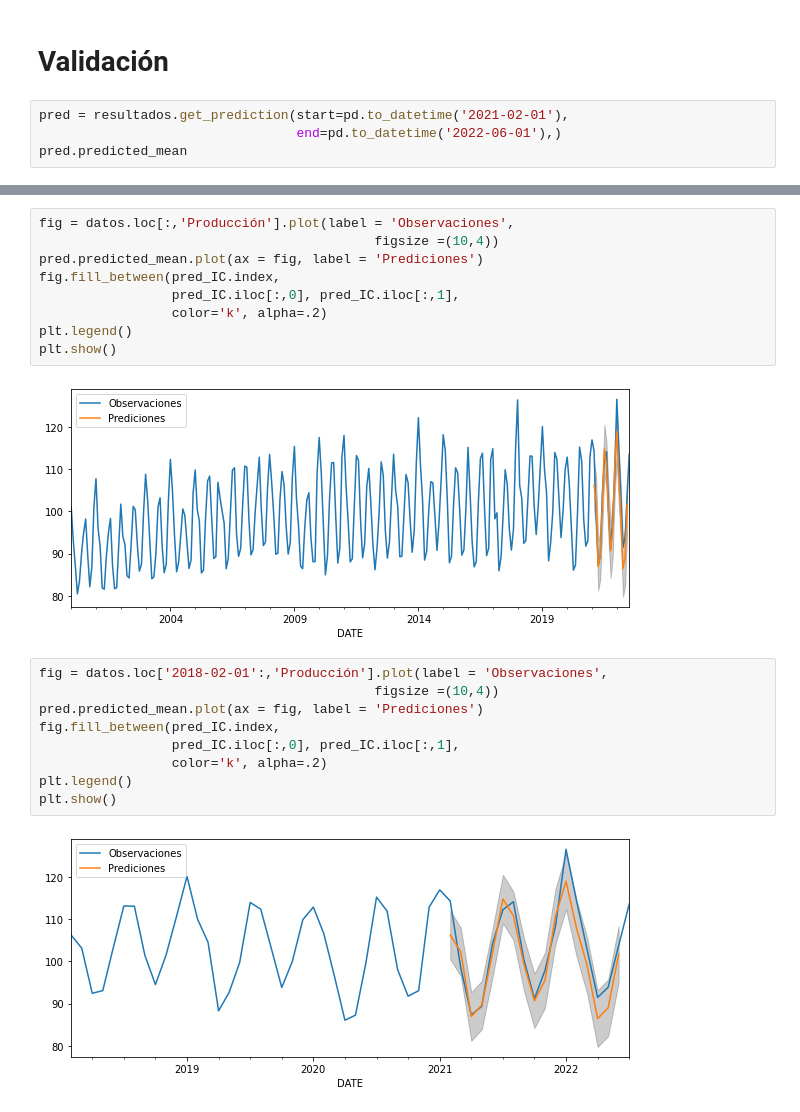
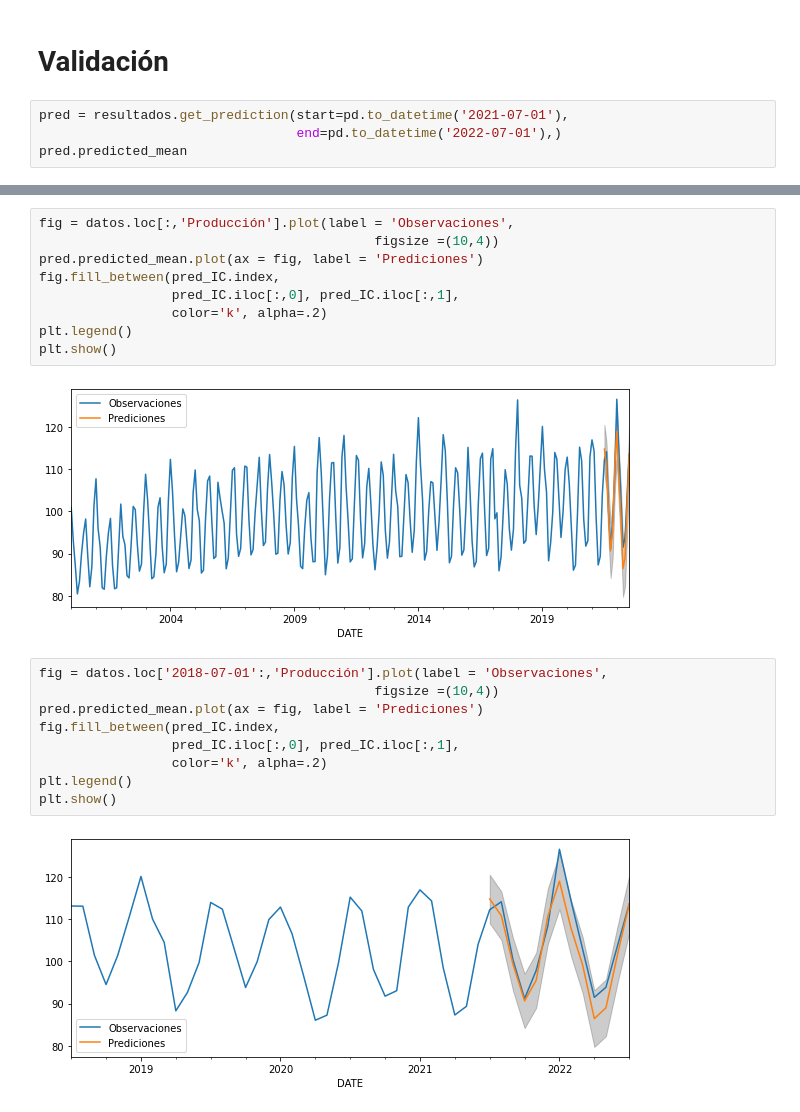
Before and after one commit to AnIsAsPe/Prediccion-produccion-electricidad, a Jupyter notebook: notebooks/Predicción_producción_electricidad.ipynb, the cells around one changed output, grey strips where cells are left out. Cells and saved outputs as stored; diff of their text form.

```diff
--- a/notebooks/Predicción_producción_electricidad.ipynb
+++ b/notebooks/Predicción_producción_electricidad.ipynb
@@ -339,7 +349,7 @@ plot_pacf(resultados.resid, lags=10)
 # %% [markdown]
 # Validación
 # %%
-pred = resultados.get_prediction(start=pd.to_datetime('2021-02-01'),
-                                 end=pd.to_datetime('2022-06-01'),)
+pred = resultados.get_prediction(start=pd.to_datetime('2021-07-01'),
+                                 end=pd.to_datetime('2022-07-01'),)
 pred.predicted_mean
 # %% [output]
@@ -394,17 +396,17 @@ fig.fill_between(pred_IC.index,
 plt.legend()
 plt.show()
 # %% [output]
-[figure, old version]
+[figure, new version]
 # %%
-fig = datos.loc['2018-02-01':,'Producción'].plot(label = 'Observaciones',
+fig = datos.loc['2018-07-01':,'Producción'].plot(label = 'Observaciones',
                                            figsize =(10,4))
 pred.predicted_mean.plot(ax = fig, label = 'Prediciones')
 fig.fill_between(pred_IC.index,
                  pred_IC.iloc[:,0], pred_IC.iloc[:,1],
                  color='k', alpha=.2)
 plt.legend()
 plt.show()
 # %% [output]
-[figure, old version]
+[figure, new version]
 # %%
 y_pred  = pred.predicted_mean
```
Also changed, not shown: parts of 4 cells of this notebook.
